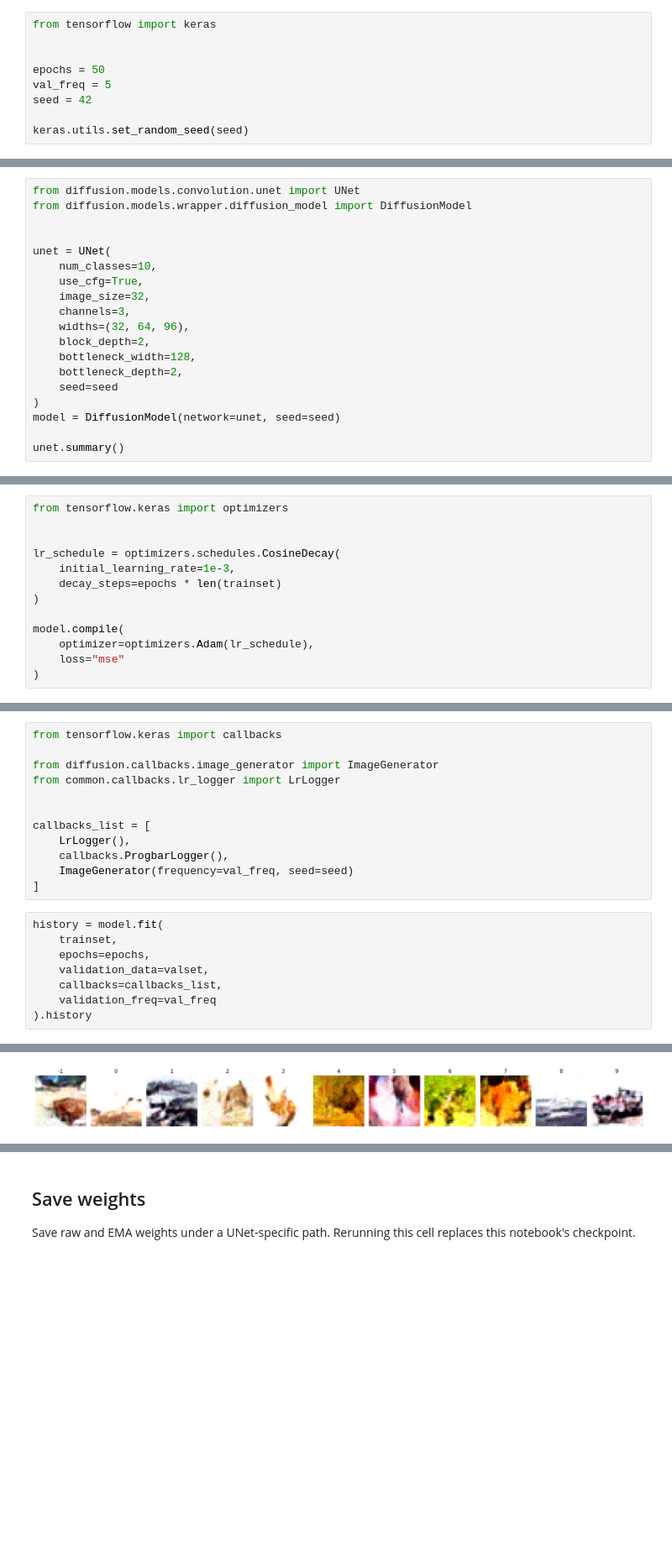
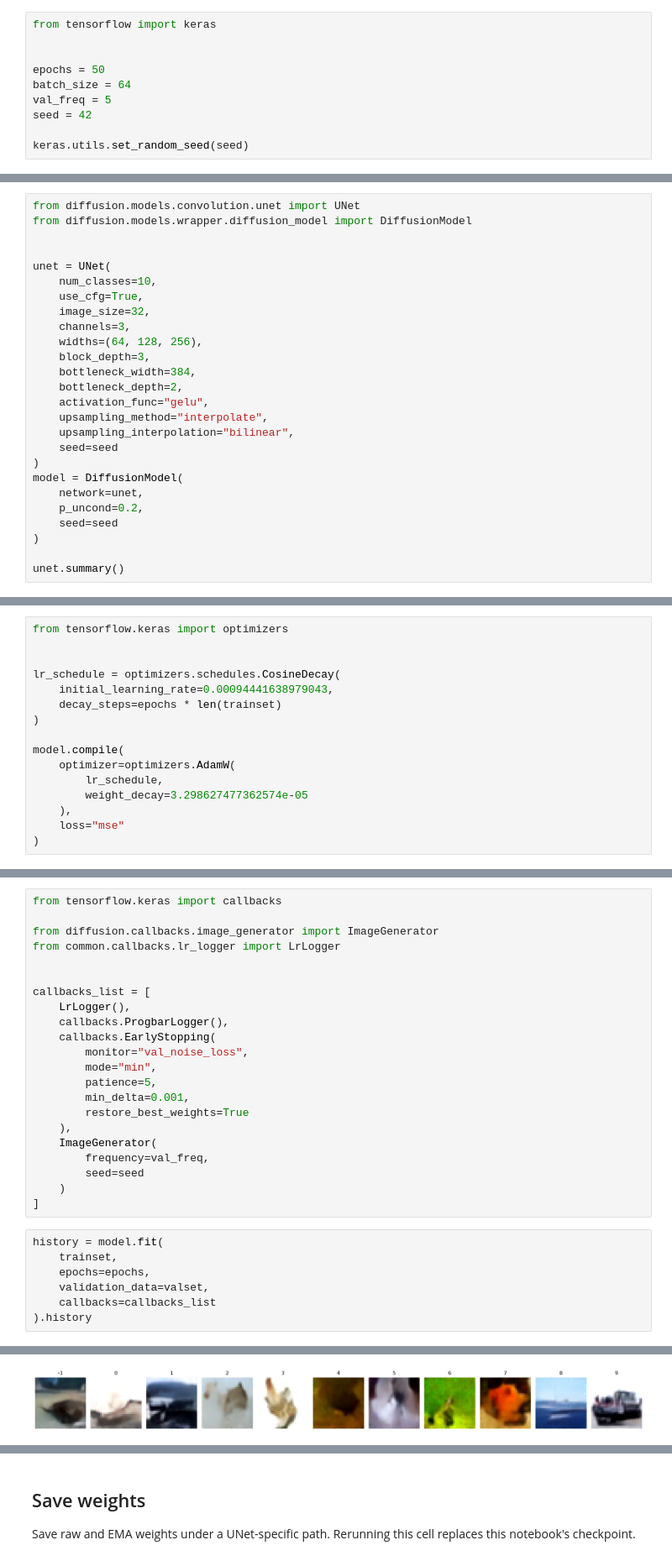
Before and after one commit to hosein-fanai/Continual-Learning-with-Diffusion-Vision-Transformers, a Jupyter notebook: files/notebooks/CIFAR10 UNet Diffusion.ipynb, the cells around one changed output, grey strips where cells are left out. Shown at 84% size. Cells and saved outputs as stored; diff of their text form; blank space fills up the shorter version.

Commit message:
Added hpo results for CIFAR10 UNet, CIFAR100 UNet, and CIFAR100 DiT.

```diff
--- a/files/notebooks/CIFAR10 UNet Diffusion.ipynb
+++ b/files/notebooks/CIFAR10 UNet Diffusion.ipynb
@@ -69,6 +73,7 @@ from tensorflow import keras
 
 
 epochs = 50
+batch_size = 64
 val_freq = 5
 seed = 42
 
@@ -116,13 +124,20 @@ unet = UNet(
     use_cfg=True,
     image_size=32,
     channels=3,
-    widths=(32, 64, 96),
-    block_depth=2,
-    bottleneck_width=128,
+    widths=(64, 128, 256),
+    block_depth=3,
+    bottleneck_width=384,
     bottleneck_depth=2,
+    activation_func="gelu",
+    upsampling_method="interpolate",
+    upsampling_interpolation="bilinear",
     seed=seed
 )
-model = DiffusionModel(network=unet, seed=seed)
+model = DiffusionModel(
+    network=unet,
+    p_uncond=0.2,
+    seed=seed
+)
 
 unet.summary()
 # %% [output]
@@ -156,12 +171,15 @@ from tensorflow.keras import optimizers
 
 
 lr_schedule = optimizers.schedules.CosineDecay(
-    initial_learning_rate=1e-3,
+    initial_learning_rate=0.00094441638979043,
     decay_steps=epochs * len(trainset)
 )
 
 model.compile(
-    optimizer=optimizers.Adam(lr_schedule),
+    optimizer=optimizers.AdamW(
+        lr_schedule,
+        weight_decay=3.298627477362574e-05
+    ),
     loss="mse"
 )
 # %% [markdown]
@@ -178,15 +196,24 @@ from common.callbacks.lr_logger import LrLogger
 callbacks_list = [
     LrLogger(),
     callbacks.ProgbarLogger(),
-    ImageGenerator(frequency=val_freq, seed=seed)
+    callbacks.EarlyStopping(
+        monitor="val_noise_loss",
+        mode="min",
+        patience=5,
+        min_delta=0.001,
+        restore_best_weights=True
+    ),
+    ImageGenerator(
+        frequency=val_freq,
+        seed=seed
+    )
 ]
 # %%
 history = model.fit(
     trainset,
     epochs=epochs,
     validation_data=valset,
-    callbacks=callbacks_list,
-    validation_freq=val_freq
+    callbacks=callbacks_list
 ).history
 # %% [output]
 Epoch 1/50
@@ -249 +266 @@ Steps: 50/50
-[figure, old version]
+[figure, new version]
```
Also changed, not shown: parts of 18 cells of this notebook, 7 other files.
